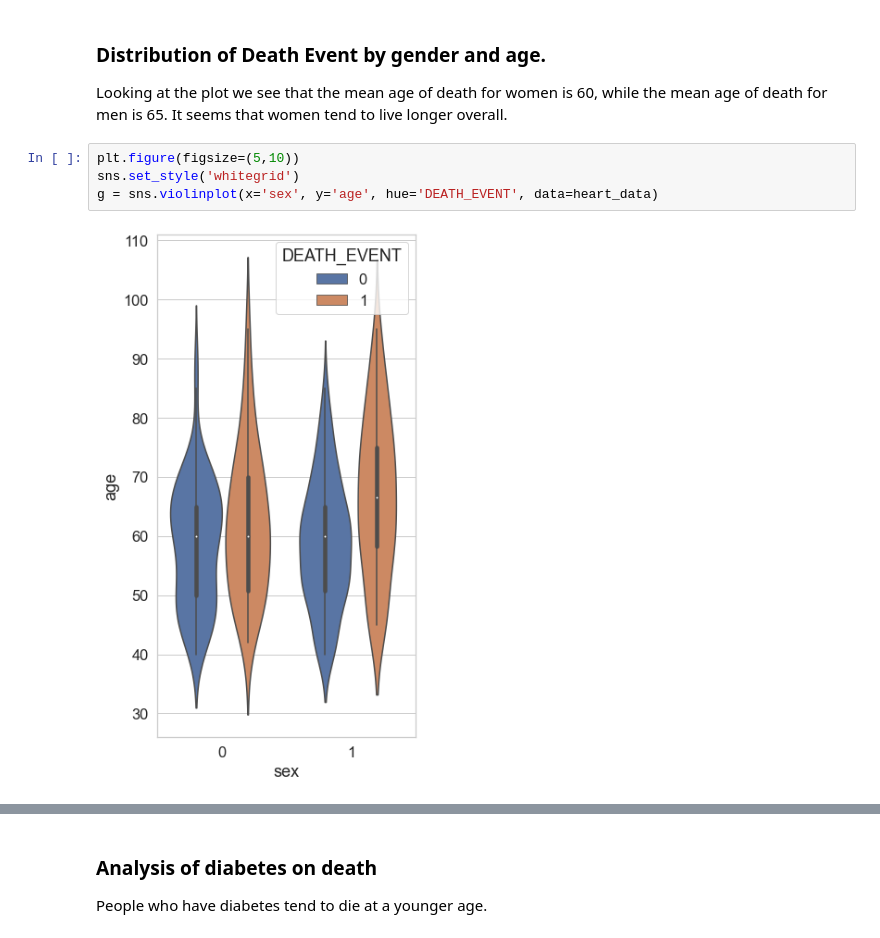
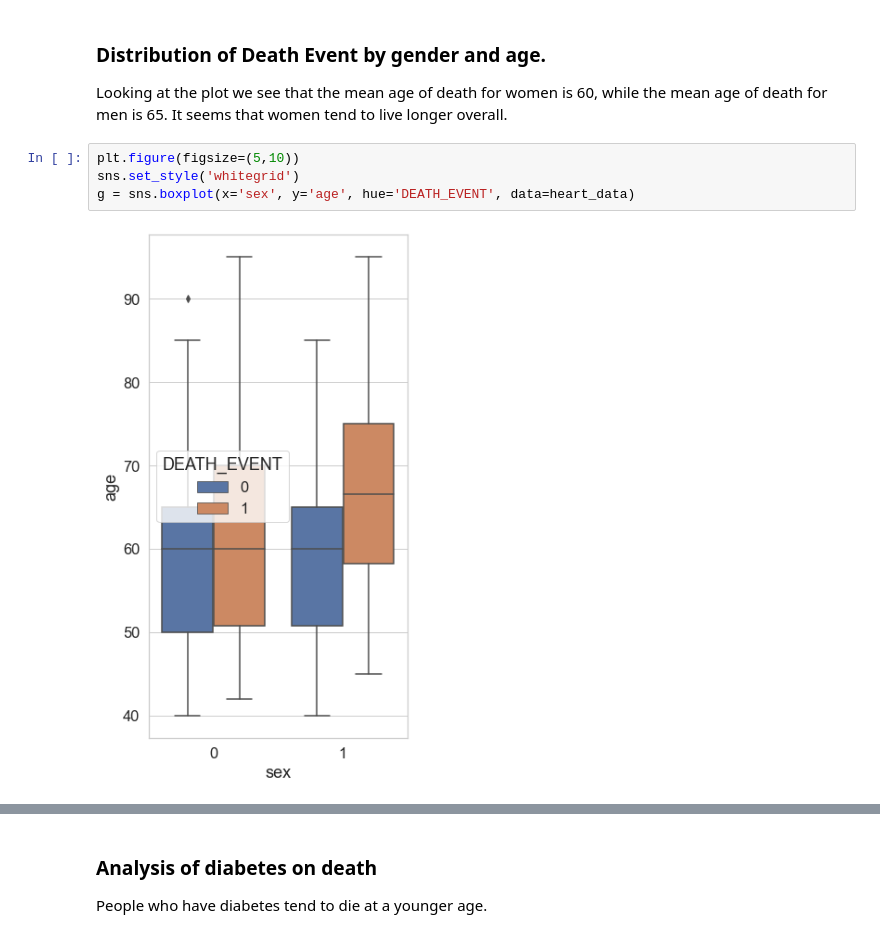
Before and after one commit to jharvey407/CapstoneTwo, a Jupyter notebook: Heart Failure Profiling.ipynb, the cells around one changed output, grey strips where cells are left out. Drawn from its saved outputs; the diff is of its cells as text.

```diff
--- a/Heart Failure Profiling.ipynb
+++ b/Heart Failure Profiling.ipynb
@@ -188,6 +188,6 @@ Looking at the plot we see that the mean age of death for women is 60, while the
 # %%
 plt.figure(figsize=(5,10))
 sns.set_style('whitegrid')
-g = sns.violinplot(x='sex', y='age', hue='DEATH_EVENT', data=heart_data)
+g = sns.boxplot(x='sex', y='age', hue='DEATH_EVENT', data=heart_data)
 # %% [output]
-[figure, old version]
+[figure, new version]
```
Also changed, not shown: parts of 11 cells of this notebook.
